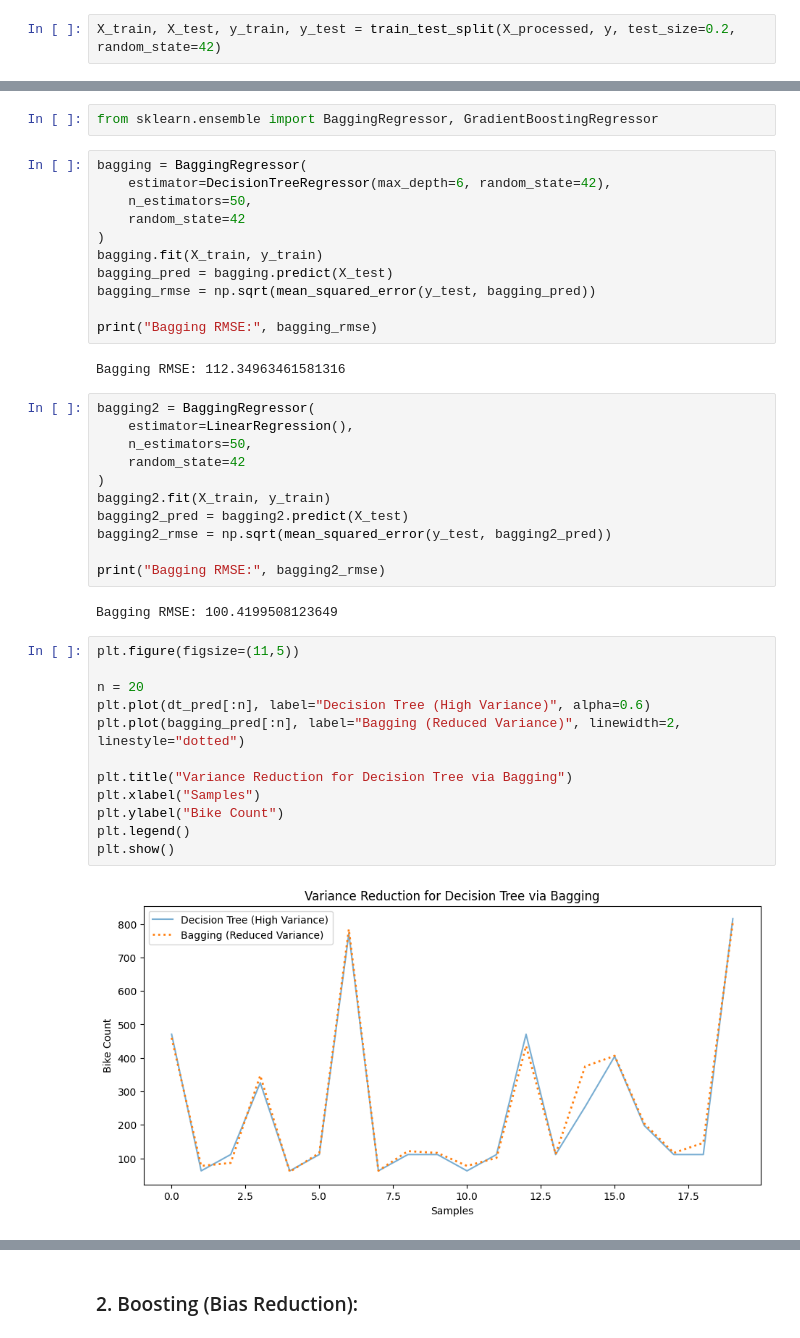
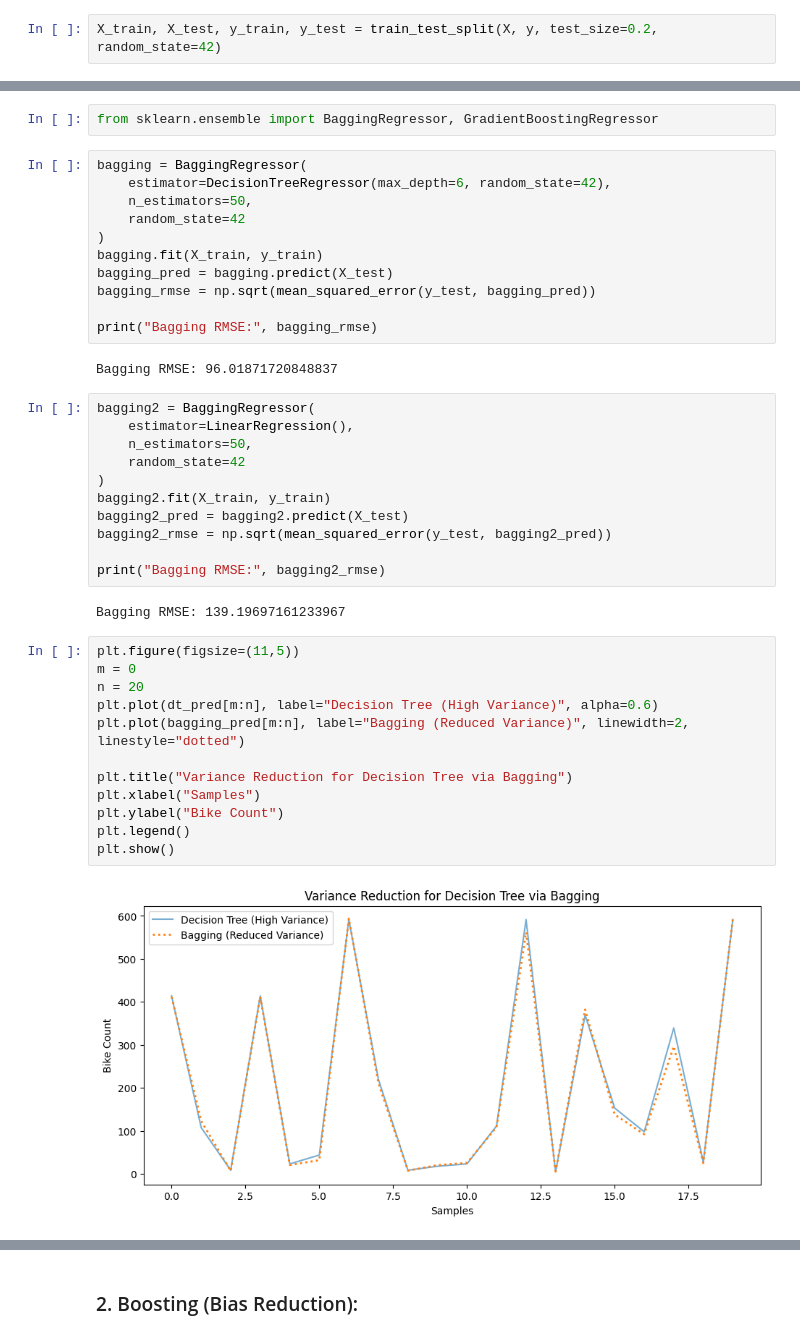
Before and after one commit to KaeBee2003/assignment-8-KaeBee2003, a Jupyter notebook: Ass8.ipynb, the cells around one changed output, grey strips where cells are left out. Cells and saved outputs as stored; diff of their text form.

```diff
--- a/Ass8.ipynb
+++ b/Ass8.ipynb
@@ -58,7 +49,7 @@ X_processed = preprocessor.fit_transform(X)
 # %% [markdown]
 ### 2.  Train/Test Split:
 # %%
-X_train, X_test, y_train, y_test = train_test_split(X_processed, y, test_size=0.2, random_state=42)
+X_train, X_test, y_train, y_test = train_test_split(X, y, test_size=0.2, random_state=42)
 # %% [markdown]
 ### 3.  Baseline Model (Single Regressor):
 # %%
@@ -95,7 +86,7 @@ bagging_rmse = np.sqrt(mean_squared_error(y_test, bagging_pred))
 
 print("Bagging RMSE:", bagging_rmse)
 # %% [output]
-Bagging RMSE: 112.34963461581316
+Bagging RMSE: 96.01871720848837
 # %%
 bagging2 = BaggingRegressor(
     estimator=LinearRegression(),
@@ -108,21 +99,21 @@ bagging2_rmse = np.sqrt(mean_squared_error(y_test, bagging2_pred))
 
 print("Bagging RMSE:", bagging2_rmse)
 # %% [output]
-Bagging RMSE: 100.4199508123649
+Bagging RMSE: 139.19697161233967
 # %%
 plt.figure(figsize=(11,5))
-
+m = 0
 n = 20
-plt.plot(dt_pred[:n], label="Decision Tree (High Variance)", alpha=0.6)
-plt.plot(bagging_pred[:n], label="Bagging (Reduced Variance)", linewidth=2, linestyle="dotted")
+plt.plot(dt_pred[m:n], label="Decision Tree (High Variance)", alpha=0.6)
+plt.plot(bagging_pred[m:n], label="Bagging (Reduced Variance)", linewidth=2, linestyle="dotted")
 
 plt.title("Variance Reduction for Decision Tree via Bagging")
 plt.xlabel("Samples")
 plt.ylabel("Bike Count")
 plt.legend()
 plt.show()
 # %% [output]
-[figure, old version]
+[figure, new version]
 # %%
 plt.figure(figsize=(11,5))
 
```
Also changed, not shown: parts of 10 cells of this notebook.
